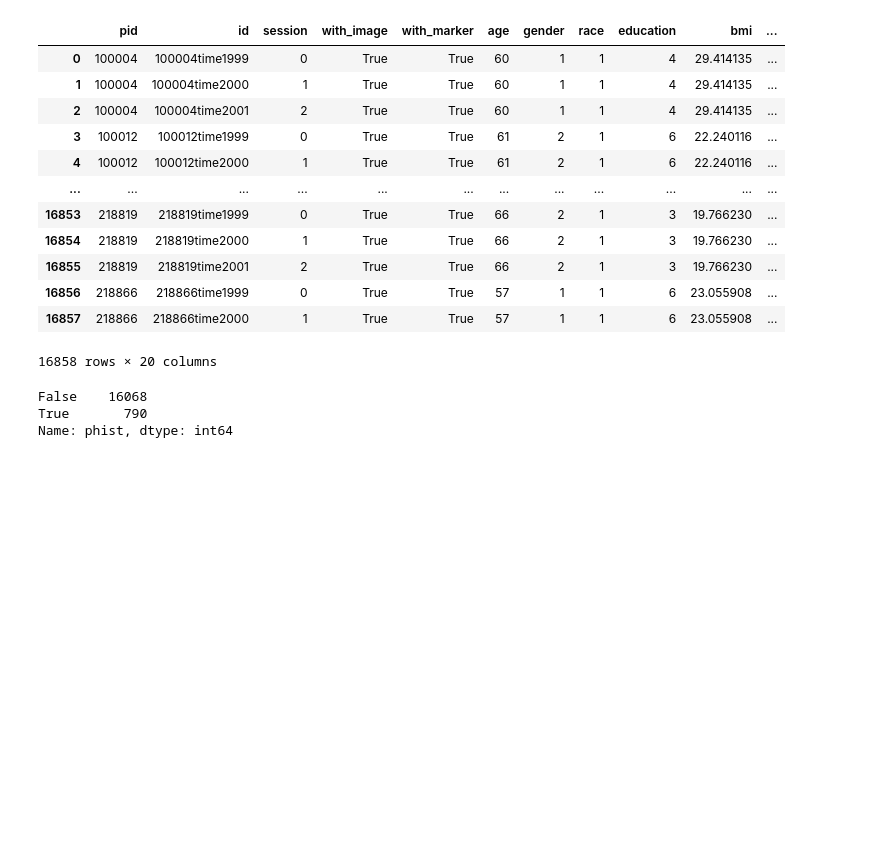
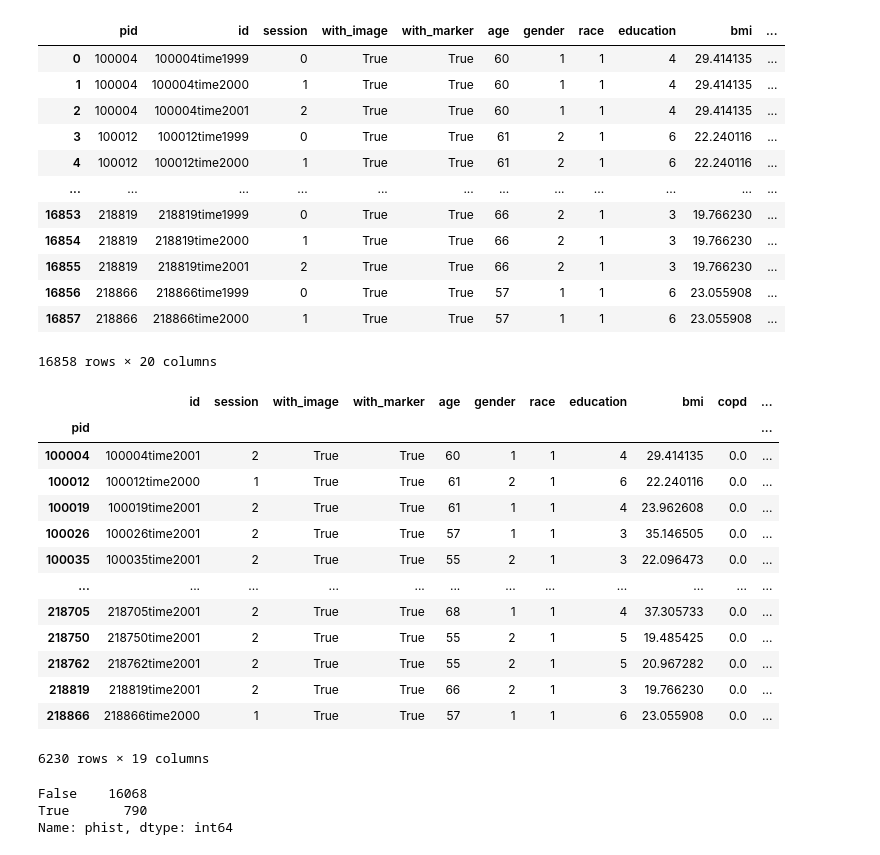
Before and after one commit to MASILab/DeepLungScreening, a Jupyter notebook: notebooks/nlst_cohort.ipynb, the cells around one changed output. Saved outputs shown, nothing was run; the diff lists cells and outputs as text; code cells hidden in the pictures; blank space fills up the shorter version.

```diff
--- a/notebooks/nlst_cohort.ipynb
+++ b/notebooks/nlst_cohort.ipynb
@@ -12,0 +52,12 @@ from math import isnan
+# %%
+scan_dir = "/home/local/VANDERBILT/litz/data/nlst_all/DeepLungScreening/prep"
+rows = []
+for scan in glob.glob(os.path.join(scan_dir, "*_clean.nii.gz")):
+    scanid = os.path.basename(scan).split("_clean.nii.gz")[0]
+    pid, year = scanid.split("time")
+    rows.append({"pid": pid, "year": year, "id": scanid})
+scan_df = pd.DataFrame(rows)
+test_prep = test_cohort.merge(scan_df, on=['pid', 'id'])
+test_prep['with_image'] = 1
+test_prep['with_marker'] = 0
+test_prep.to_csv('/home/local/VANDERBILT/litz/github/MASILab/DeepLungScreening/cohorts/nlst/nlst_ardila_test_prep.csv', index=False)
@@ -304,6 +370,23 @@ cohort_df
 | 16856 | 218866 | 218866time1999 | 0 | True | True | 57 | 1 | 1 | 6 | 23.055908 | ... |
 | 16857 | 218866 | 218866time2000 | 1 | True | True | 57 | 1 | 1 | 6 | 23.055908 | ... |
 16858 rows × 20 columns
+# %%
+cohort_df.groupby('pid').max()
+# %% [output]
+|  | id | session | with_image | with_marker | age | gender | race | education | bmi | copd | ... |
+| pid |  |  |  |  |  |  |  |  |  |  | ... |
+| 100004 | 100004time2001 | 2 | True | True | 60 | 1 | 1 | 4 | 29.414135 | 0.0 | ... |
+| 100012 | 100012time2000 | 1 | True | True | 61 | 2 | 1 | 6 | 22.240116 | 0.0 | ... |
+| 100019 | 100019time2001 | 2 | True | True | 61 | 1 | 1 | 4 | 23.962608 | 0.0 | ... |
+| 100026 | 100026time2001 | 2 | True | True | 57 | 1 | 1 | 3 | 35.146505 | 0.0 | ... |
+| 100035 | 100035time2001 | 2 | True | True | 55 | 2 | 1 | 3 | 22.096473 | 0.0 | ... |
+| ... | ... | ... | ... | ... | ... | ... | ... | ... | ... | ... | ... |
+| 218705 | 218705time2001 | 2 | True | True | 68 | 1 | 1 | 4 | 37.305733 | 0.0 | ... |
+| 218750 | 218750time2001 | 2 | True | True | 55 | 2 | 1 | 5 | 19.485425 | 0.0 | ... |
+| 218762 | 218762time2001 | 2 | True | True | 55 | 2 | 1 | 5 | 20.967282 | 0.0 | ... |
+| 218819 | 218819time2001 | 2 | True | True | 66 | 2 | 1 | 3 | 19.766230 | 0.0 | ... |
+| 218866 | 218866time2000 | 1 | True | True | 57 | 1 | 1 | 6 | 23.055908 | 0.0 | ... |
+6230 rows × 19 columns
 # %%
 cohort_df['phist'].value_counts()
 # %% [output]
```
Also changed, not shown: parts of 6 cells of this notebook, 11 other files.
